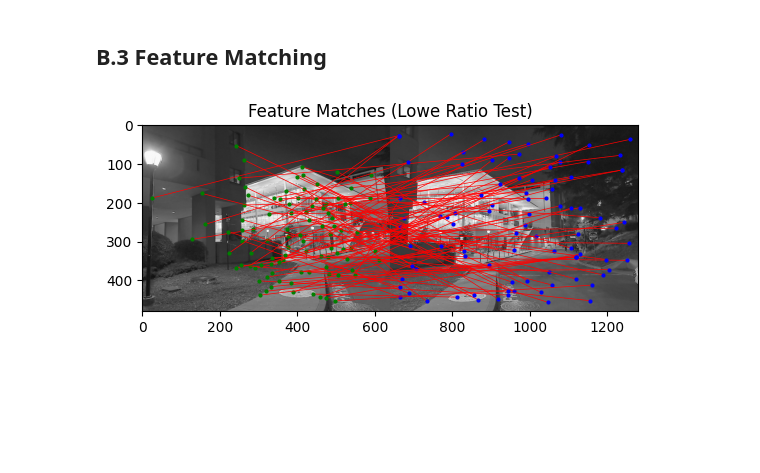
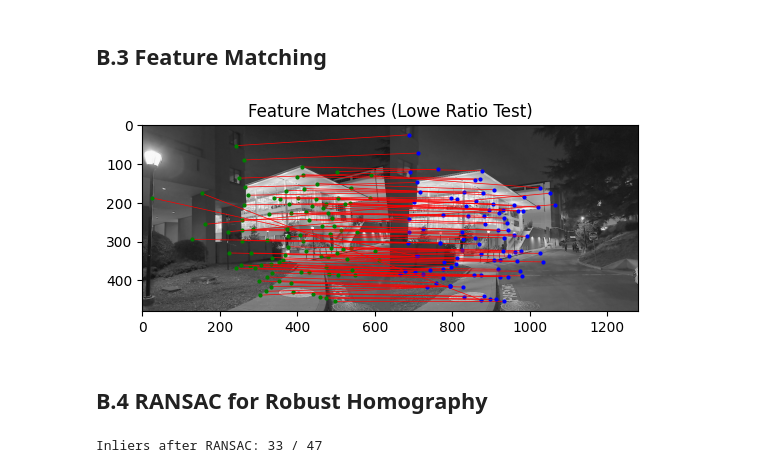
Before and after one commit to sz12433/sz12433.github.io, a Jupyter notebook: proj3/code/main.ipynb, the cells around one changed output. Cells and saved outputs as stored; diff of their text form; code cells hidden in the pictures; blank space fills up the shorter version.

Commit message:
debugging ransac and mosaic, trying diff images

```diff
--- a/proj3/code/main.ipynb
+++ b/proj3/code/main.ipynb
@@ -855,18 +857,20 @@ anms_coords2 = anms(coords2, h2, N = 500)
 fd1, valid_coords1 = feature_descriptor(im1, anms_coords1)
 fd2, valid_coords2 = feature_descriptor(im2, anms_coords2)
 # %%
-matches1, matches2 = match_features(fd1, fd2, valid_coords, valid_coords)
+matches1, matches2 = match_features(fd1, fd2, valid_coords1, valid_coords2)
 
 im_combined = np.hstack((im1, im2))
 plt.imshow(im_combined, cmap = 'gray')
 plt.title("Feature Matches (Lowe Ratio Test)")
 offset = im1.shape[1]
 
 for (y1, x1), (y2, x2) in zip(matches1.T, matches2.T):
     plt.plot([x1, x2 + offset], [y1, y2], 'r-', linewidth = 0.5)
     plt.plot(x1, y1, 'go', markersize = 2)
     plt.plot(x2 + offset, y2, 'bo', markersize = 2)
 plt.show()
 # %% [output]
-[figure, old version]
+[figure, new version]
+# %% [markdown]
+## B.4 RANSAC for Robust Homography
 # %%
@@ -945,3 +961,8 @@ def create_mosaic(im1, im2, pts1, pts2):
     mosaic = (im1_warped * weight1[..., None] + im2_warped * weight2[..., None]) / total_weight[..., None] # weighted average to smooth out edge artifacts
 
     return mosaic.astype(np.uint8)
+# %%
+H_ransac, inliers = ransac(matches1.T, matches2.T)
+print(f"Inliers after RANSAC: {len(inliers)} / {matches1.shape[1]}")
+# %% [output]
+Inliers after RANSAC: 33 / 47
```
Also changed, not shown: parts of 14 cells of this notebook, 4 other files.
